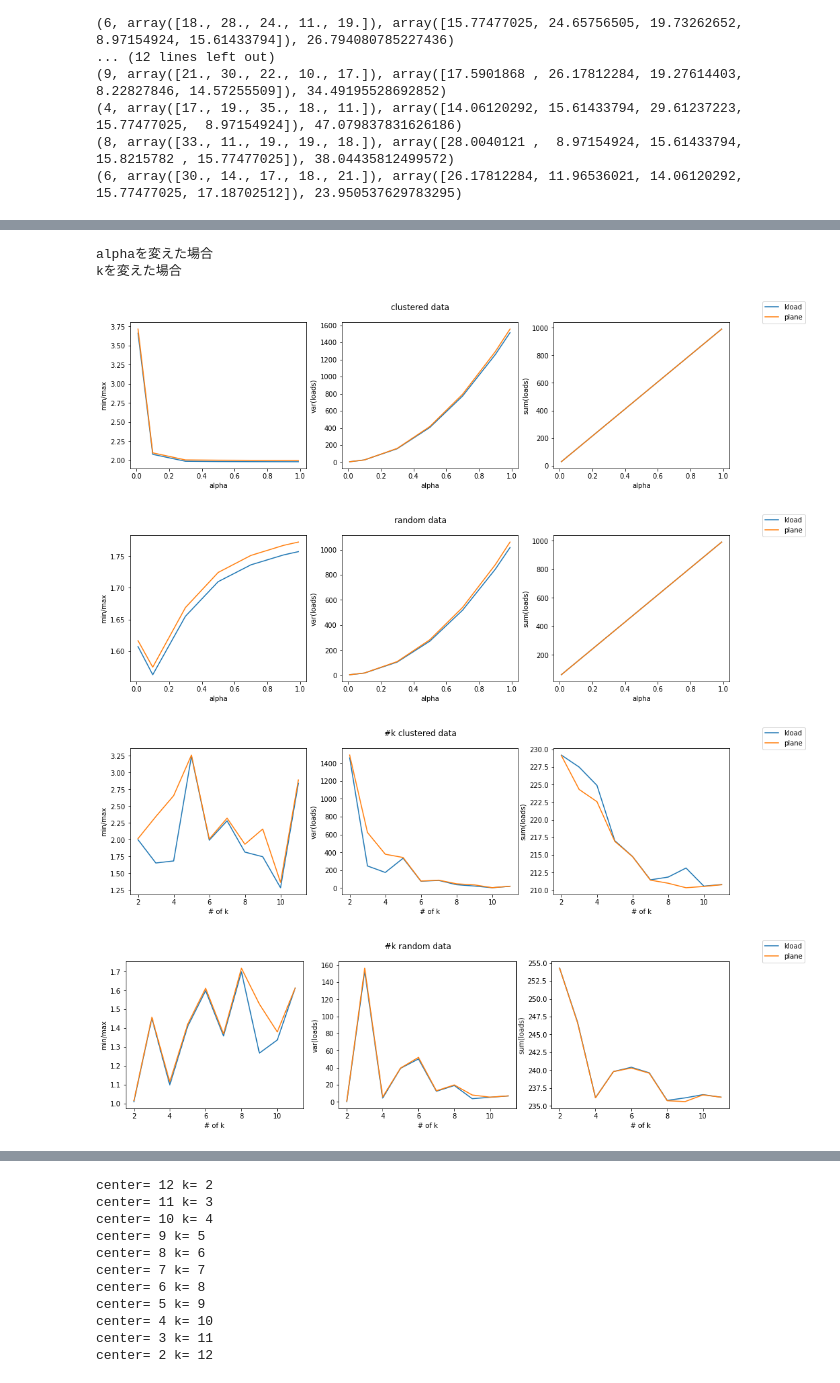
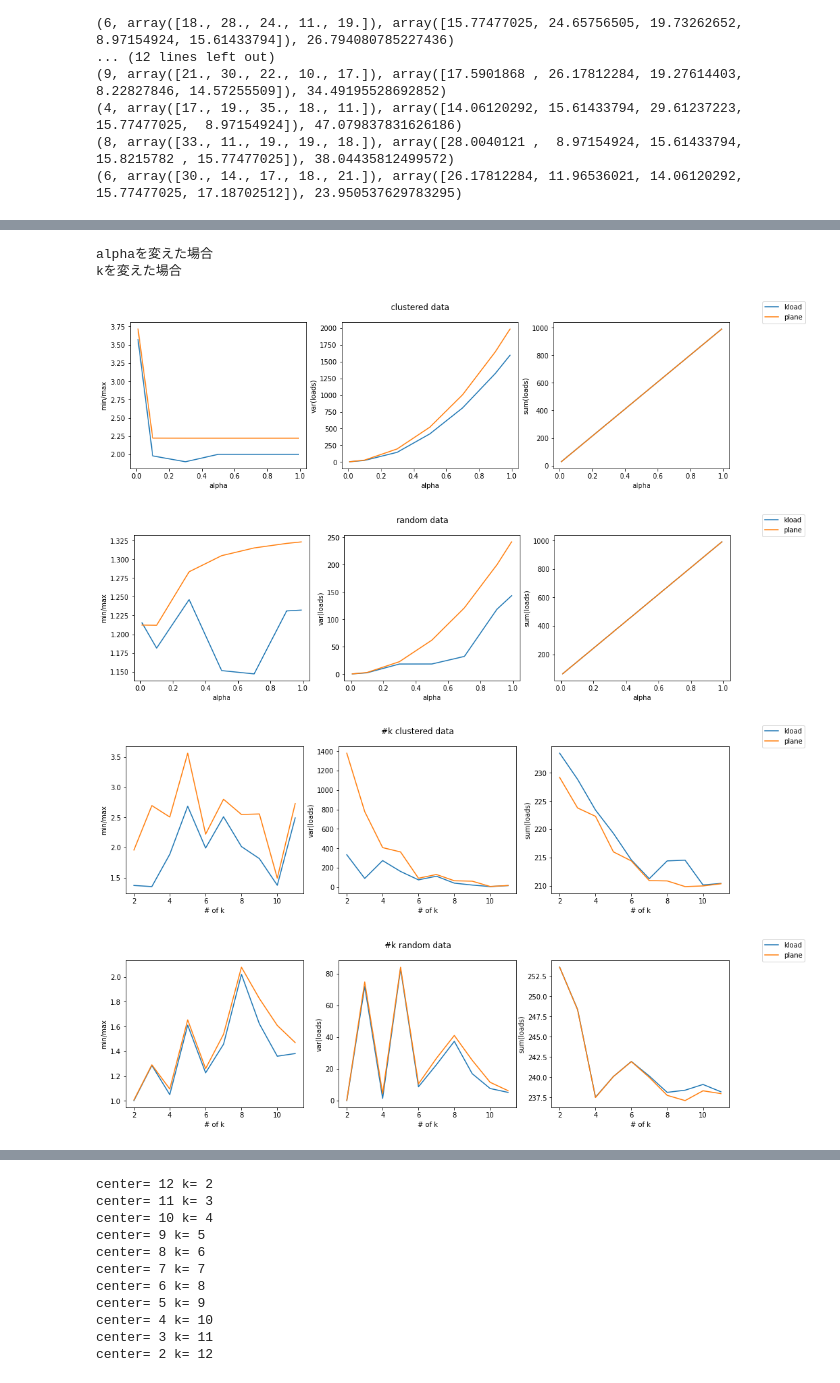
Before and after one commit to shuent/jupiter, a Jupyter notebook: grad_kmeans.ipynb, the cells around one changed output, grey strips where cells are left out. Saved outputs shown, nothing was run; the diff lists cells and outputs as text; code cells hidden in the pictures.

```diff
--- a/grad_kmeans.ipynb
+++ b/grad_kmeans.ipynb
@@ -522,7 +522,7 @@ print("alphaを変えた場合")
 
 def plots_alpha_change(data, k, title):
     alphas= [0.01, 0.1, 0.3, 0.5, 0.7, 0.9, 0.99]
-    result_prp = np.array([ kload(data=data, alpha=alpha, k=k, radius=0.01, max_iter=50 ) for  alpha in alphas])
+    result_prp = np.array([ kload(data=data, alpha=alpha, k=k, radius=0.005, max_iter=100 ) for  alpha in alphas])
     result_org = np.array([ plane_kmeans(data=data, alpha=alpha, k=k) for  alpha in alphas])
 
     plot_3(title, alphas, 'alpha', result_prp, result_org)
@@ -535,38 +535,38 @@ print("kを変えた場合")
 def plots_k_change(data, title, alpha=0.2):
 
     knums = range(2,12)
 
-    result_prp = np.array([ kload(data=data, alpha=alpha, k=k, radius=0.01, max_iter=50 ) for  k in knums])
+    result_prp = np.array([ kload(data=data, alpha=alpha, k=k, radius=0.005, max_iter=100 ) for  k in knums])
     result_org = np.array([ plane_kmeans(data=data, alpha=alpha, k=k)  for  k in knums])
 
     plot_3(title, knums, '# of k', result_prp, result_org)
 
 plots_k_change(data=X[:1000], title="#k clustered data")
 plots_k_change(data=X2[:1000], title="#k random data")
 
 
 
 
 
 # for _, alpha in enumerate(alphas):
 
 #     print("alpha=",alpha)
 
 
 #     print(kload(data=X[:1000], alpha=alpha, k=6, radius=0.01, max_iter=20 ))
 #     print(plane_kmeans(k=6,alpha=alpha, data=X[:1000]))
 
 #     print("一様分布データ")
 
 #     print(kload(data=X2[:1000], alpha=alpha, k=6, radius=0.01, max_iter=20 ))
 #     print(plane_kmeans(k=6,alpha=alpha, data=X2[:1000]))
 # %% [output]
 alphaを変えた場合
 kを変えた場合
-[figure, old version]
+[figure, new version]
-[figure, old version]
+[figure, new version]
-[figure, old version]
+[figure, new version]
-[figure, old version]
+[figure, new version]
 # %%
 print("クラスタデータのcentersの値を変えた場合")
 
```
Also changed, not shown: parts of 2 cells of this notebook.
